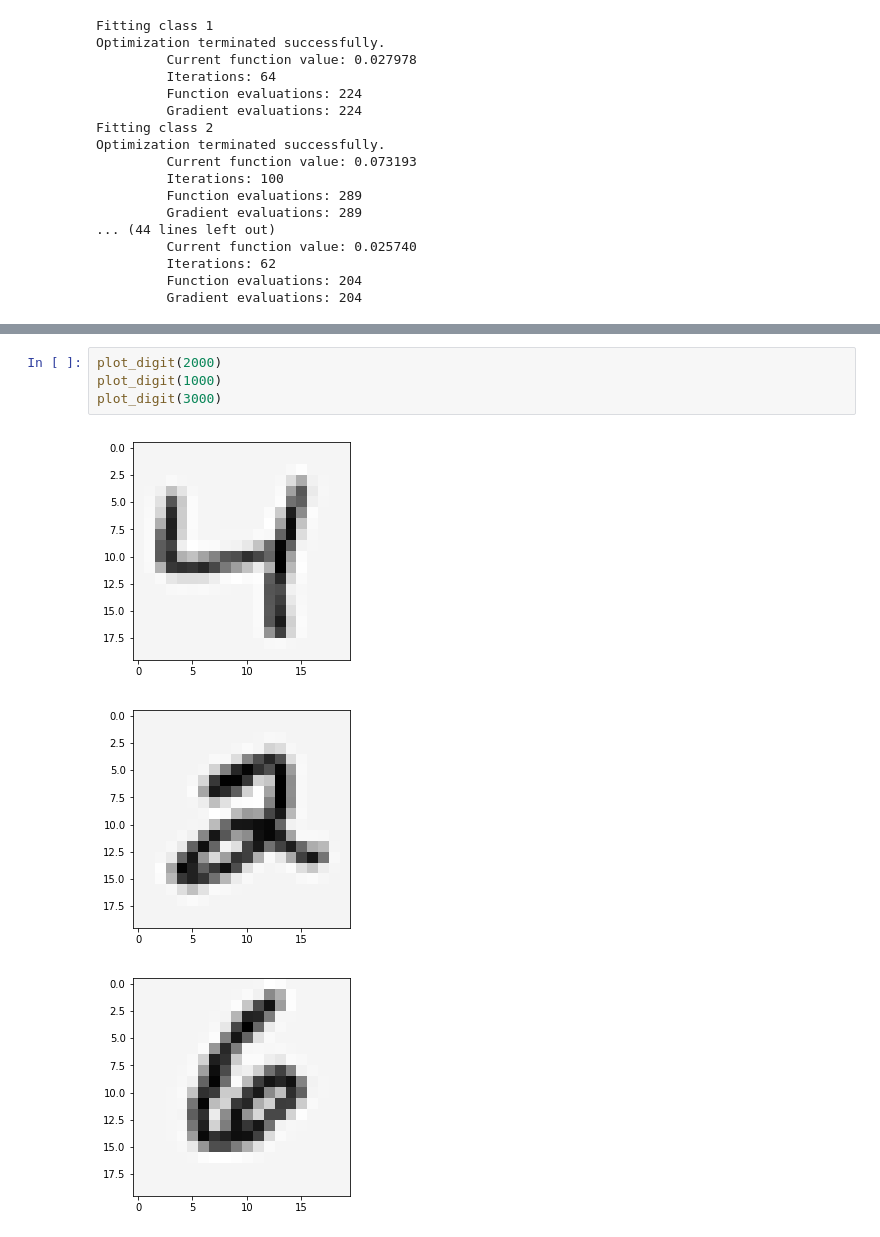
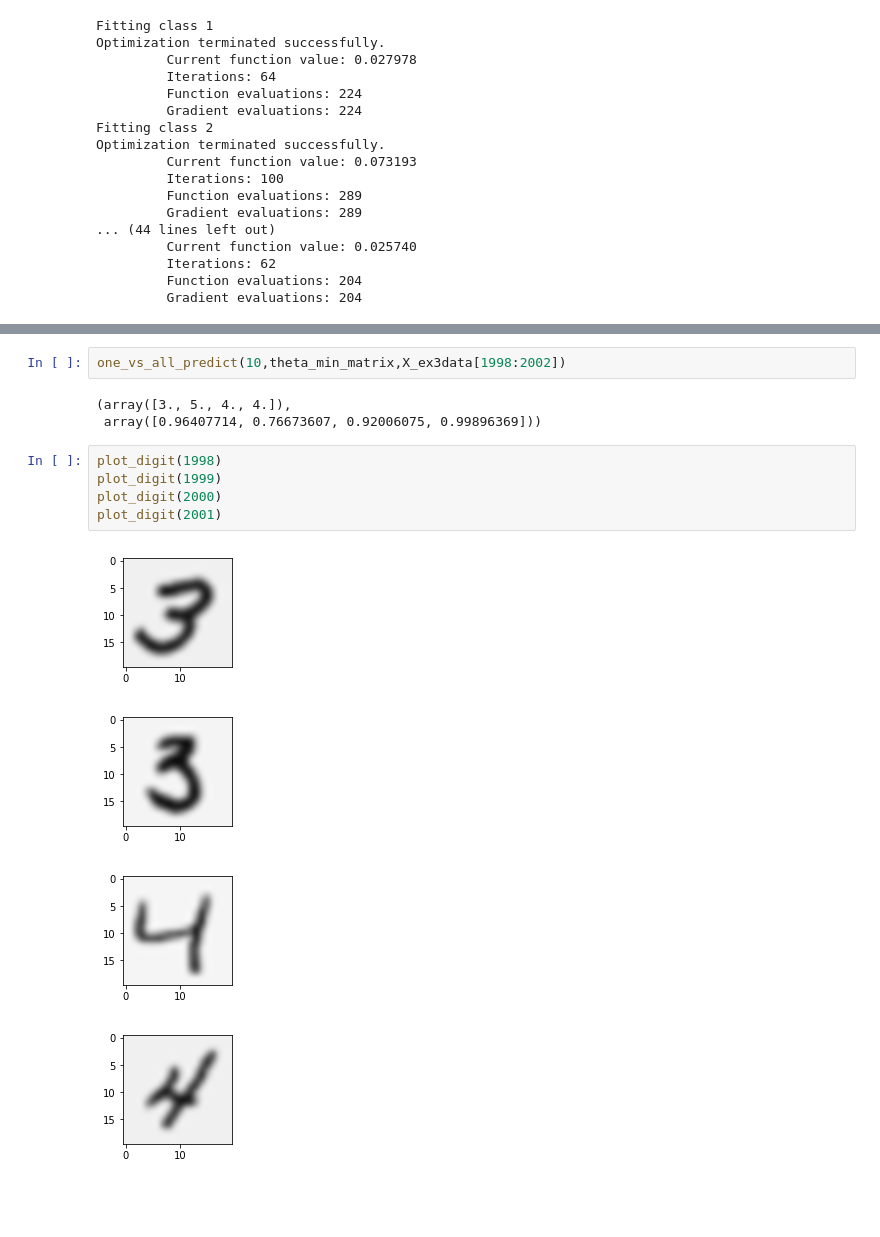
Before and after one commit to davidjbauer/andrew-ng-ML, a Jupyter notebook: ex3.ipynb, the cells around one changed output, grey strips where cells are left out. Saved outputs shown, nothing was run; the diff lists cells and outputs as text; blank space fills up the shorter version.

```diff
--- a/ex3.ipynb
+++ b/ex3.ipynb
@@ -120,8 +93,15 @@ print(one_vs_all_predict(10,theta_min_matrix,X_ex3data[3000]))
-# %%
-plot_digit(2000)
-plot_digit(1000)
-plot_digit(3000)
-# %% [output]
-[figure, removed]
-[figure, removed]
-[figure, removed]
+# %%
+one_vs_all_predict(10,theta_min_matrix,X_ex3data[1998:2002])
+# %% [output]
+(array([3., 5., 4., 4.]),
+ array([0.96407714, 0.76673607, 0.92006075, 0.99896369]))
+# %%
+plot_digit(1998)
+plot_digit(1999)
+plot_digit(2000)
+plot_digit(2001)
+# %% [output]
+[figure, added]
+[figure, added]
+[figure, added]
+[figure, added]
```
Also changed, not shown: parts of 18 cells of this notebook.
